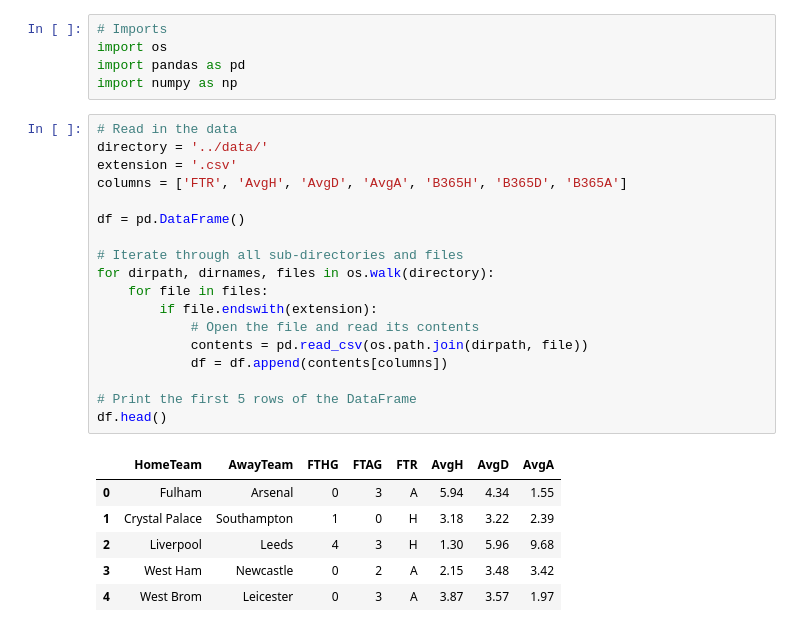
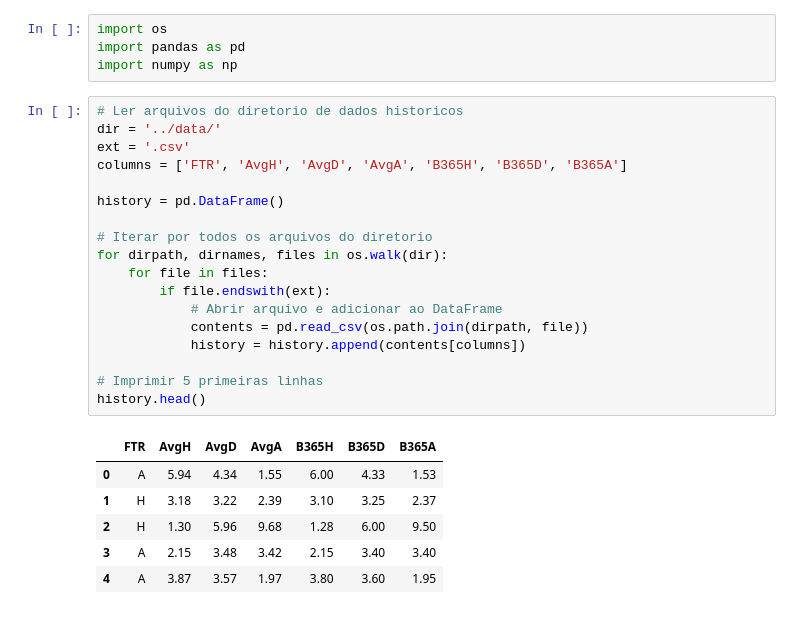
Before and after one commit to rrvsrafael/SportsBettingDataAnalysis, a Jupyter notebook: src/initial.ipynb, the cells around one changed output. Saved outputs shown, nothing was run; the diff lists cells and outputs as text.

```diff
--- a/src/initial.ipynb
+++ b/src/initial.ipynb
@@ -1,32 +1,31 @@
 # %%
-# Imports
 import os
 import pandas as pd
 import numpy as np
 # %%
-# Read in the data
-directory = '../data/'
-extension = '.csv'
+# Ler arquivos do diretorio de dados historicos
+dir = '../data/'
+ext = '.csv'
 columns = ['FTR', 'AvgH', 'AvgD', 'AvgA', 'B365H', 'B365D', 'B365A']
 
-df = pd.DataFrame()
+history = pd.DataFrame()
 
-# Iterate through all sub-directories and files
-for dirpath, dirnames, files in os.walk(directory):
+# Iterar por todos os arquivos do diretorio
+for dirpath, dirnames, files in os.walk(dir):
     for file in files:
-        if file.endswith(extension):
-            # Open the file and read its contents
+        if file.endswith(ext):
+            # Abrir arquivo e adicionar ao DataFrame
             contents = pd.read_csv(os.path.join(dirpath, file))
-            df = df.append(contents[columns])
+            history = history.append(contents[columns])
 
-# Print the first 5 rows of the DataFrame
-df.head()
+# Imprimir 5 primeiras linhas
+history.head()
 # %% [output]
-|  | HomeTeam | AwayTeam | FTHG | FTAG | FTR | AvgH | AvgD | AvgA |
-| 0 | Fulham | Arsenal | 0 | 3 | A | 5.94 | 4.34 | 1.55 |
-| 1 | Crystal Palace | Southampton | 1 | 0 | H | 3.18 | 3.22 | 2.39 |
-| 2 | Liverpool | Leeds | 4 | 3 | H | 1.30 | 5.96 | 9.68 |
-| 3 | West Ham | Newcastle | 0 | 2 | A | 2.15 | 3.48 | 3.42 |
-| 4 | West Brom | Leicester | 0 | 3 | A | 3.87 | 3.57 | 1.97 |
+|  | FTR | AvgH | AvgD | AvgA | B365H | B365D | B365A |
+| 0 | A | 5.94 | 4.34 | 1.55 | 6.00 | 4.33 | 1.53 |
+| 1 | H | 3.18 | 3.22 | 2.39 | 3.10 | 3.25 | 2.37 |
+| 2 | H | 1.30 | 5.96 | 9.68 | 1.28 | 6.00 | 9.50 |
+| 3 | A | 2.15 | 3.48 | 3.42 | 2.15 | 3.40 | 3.40 |
+| 4 | A | 3.87 | 3.57 | 1.97 | 3.80 | 3.60 | 1.95 |
 # %%
 # Agora, vamos analisar a taxa de acertos das faixas de odds
```
Also changed, not shown: parts of 3 cells of this notebook.
